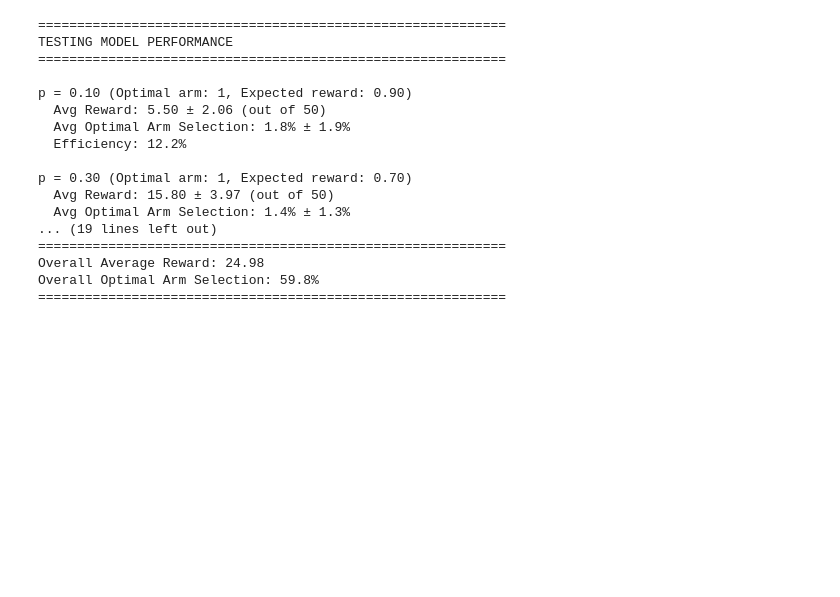
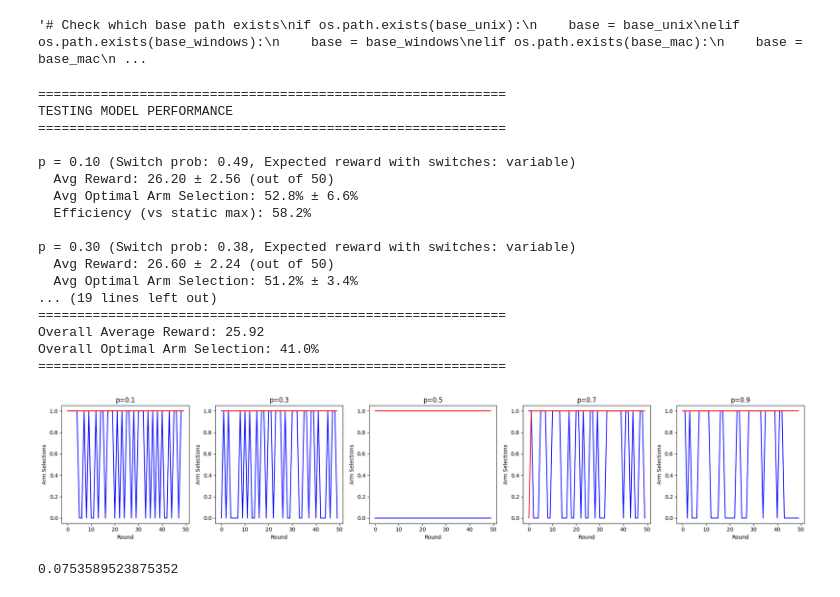
Before and after one commit to jackosvky/LearningToLearn, a Jupyter notebook: reptile_rl/load.ipynb, the cells around one changed output. Drawn from its saved outputs; the diff is of its cells as text; code cells hidden in the pictures; blank space fills up the shorter version.

```diff
--- a/reptile_rl/load.ipynb
+++ b/reptile_rl/load.ipynb
@@ -13,7 +13,7 @@ base_unix = "/storage1/fs1/shinung/Active/jackosvky/LearningToLearn"
 base_windows = "//storage1.ris.wustl.edu/shinung/Active/jackosvky/LearningToLearn"
 base_mac = "/Volumes/shinung/Active/jackosvky/LearningToLearn"
 
-# Check which base path exists
+'''# Check which base path exists
 if os.path.exists(base_unix):
     base = base_unix
 elif os.path.exists(base_windows):
@@ -24,10 +24,13 @@ else:
     base = os.getcwd()
     print(f"None of the base paths are available. Creating folder in the current directory: {base}")
 
-current_time = "2026-02-17_21-48-26"
+#current_time = "2026-02-17_21-48-26"
+current_time = "2026-02-19_17-21-56"
 new_folder = os.path.join(base, current_time)
 #os.makedirs(new_folder, exist_ok=True)
-os.chdir(new_folder)
+os.chdir(new_folder)  '''
+# %% [output]
+'# Check which base path exists\nif os.path.exists(base_unix):\n    base = base_unix\nelif os.path.exists(base_windows):\n    base = base_windows\nelif os.path.exists(base_mac):\n    base = base_mac\n ...
 # %%
 # Instantiate and train
 model = RNNActorCritic(input_size=3, hidden_size=32, action_size=2)  # input = 2 (action) + 1 (reward)
@@ -40,7 +43,7 @@ test_results = test_model_performance(
     p_values=test_p_values,
     n_test_episodes=10,
     n_rounds=50,
-    inner_steps=0,  # Test zero-shot performance (set to 5 for few-shot adaptation)
+    inner_steps=10,  # Test zero-shot performance (set to 5 for few-shot adaptation)
     inner_lr=0.02,
     return_trajectories=True
 )
@@ -49,16 +52,34 @@ test_results = test_model_performance(
 TESTING MODEL PERFORMANCE
 ============================================================
 
-p = 0.10 (Optimal arm: 1, Expected reward: 0.90)
-  Avg Reward: 5.50 ± 2.06 (out of 50)
-  Avg Optimal Arm Selection: 1.8% ± 1.9%
-  Efficiency: 12.2%
+p = 0.10 (Switch prob: 0.49, Expected reward with switches: variable)
+  Avg Reward: 26.20 ± 2.56 (out of 50)
+  Avg Optimal Arm Selection: 52.8% ± 6.6%
+  Efficiency (vs static max): 58.2%
 
-p = 0.30 (Optimal arm: 1, Expected reward: 0.70)
-  Avg Reward: 15.80 ± 3.97 (out of 50)
-  Avg Optimal Arm Selection: 1.4% ± 1.3%
+p = 0.30 (Switch prob: 0.38, Expected reward with switches: variable)
+  Avg Reward: 26.60 ± 2.24 (out of 50)
+  Avg Optimal Arm Selection: 51.2% ± 3.4%
 ... (19 lines left out)
 ============================================================
-Overall Average Reward: 24.98
-Overall Optimal Arm Selection: 59.8%
+Overall Average Reward: 25.92
+Overall Optimal Arm Selection: 41.0%
 ============================================================
+# %%
+import matplotlib.pyplot as plt
+
+fig, axes = plt.subplots(1, len(test_p_values), figsize=(20, 4))
+for i, p in enumerate(test_p_values):
+    axes[i].plot(test_results[p]['optimal_arms'][0], c='blue', label='Arm Selections')
+    axes[i].plot(test_results[p]['arm_selections'][0], c='red', label='Episode Rewards')
+    axes[i].set_title(f"p={p}")
+    axes[i].set_xlabel("Round")
+    axes[i].set_ylabel("Arm Selections")
+plt.tight_layout()
+plt.show()
+# %% [output]
+[figure, added]
+# %%
+np.random.uniform(0.0, 1.0)  # Randomize switch probability for more diverse tasks
+# %% [output]
+0.0753589523875352
```
Also changed, not shown: parts of 2 cells of this notebook, 2 other files.
